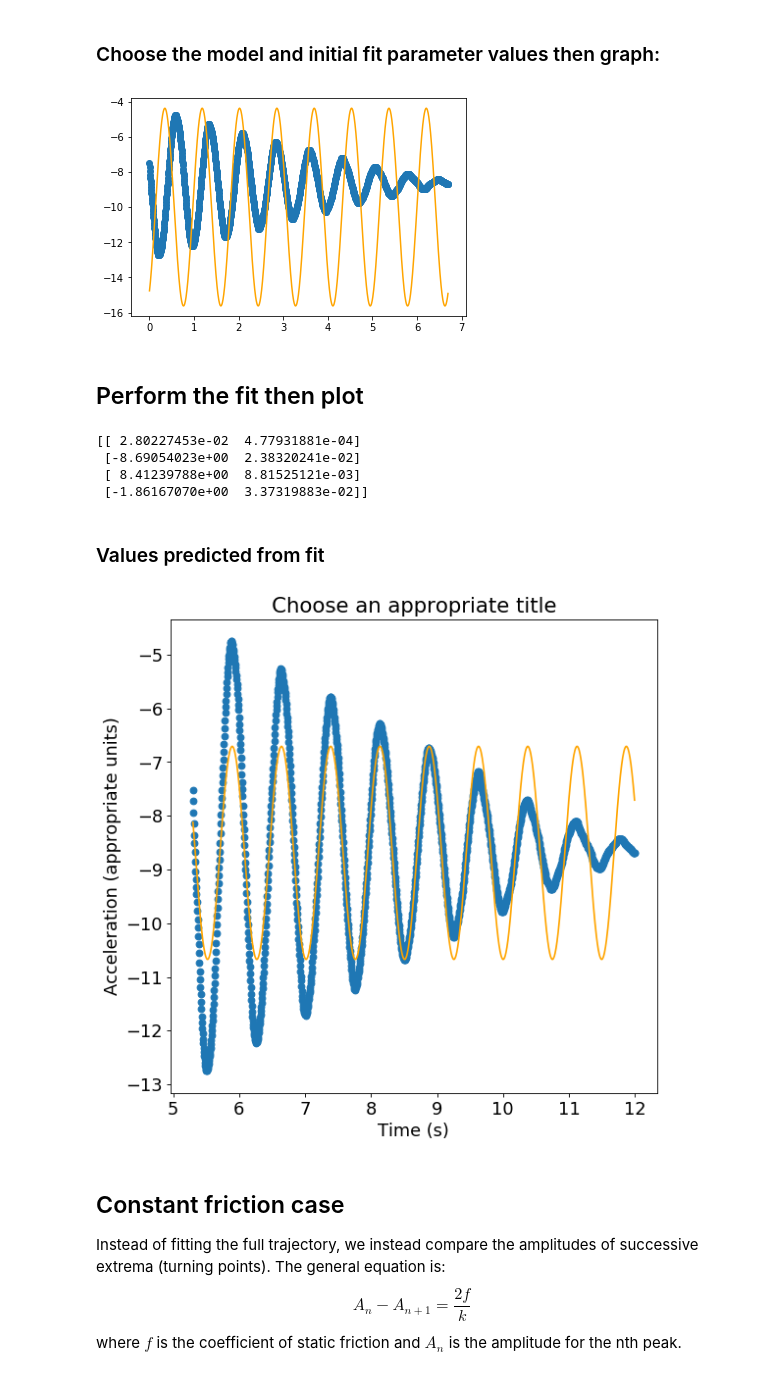
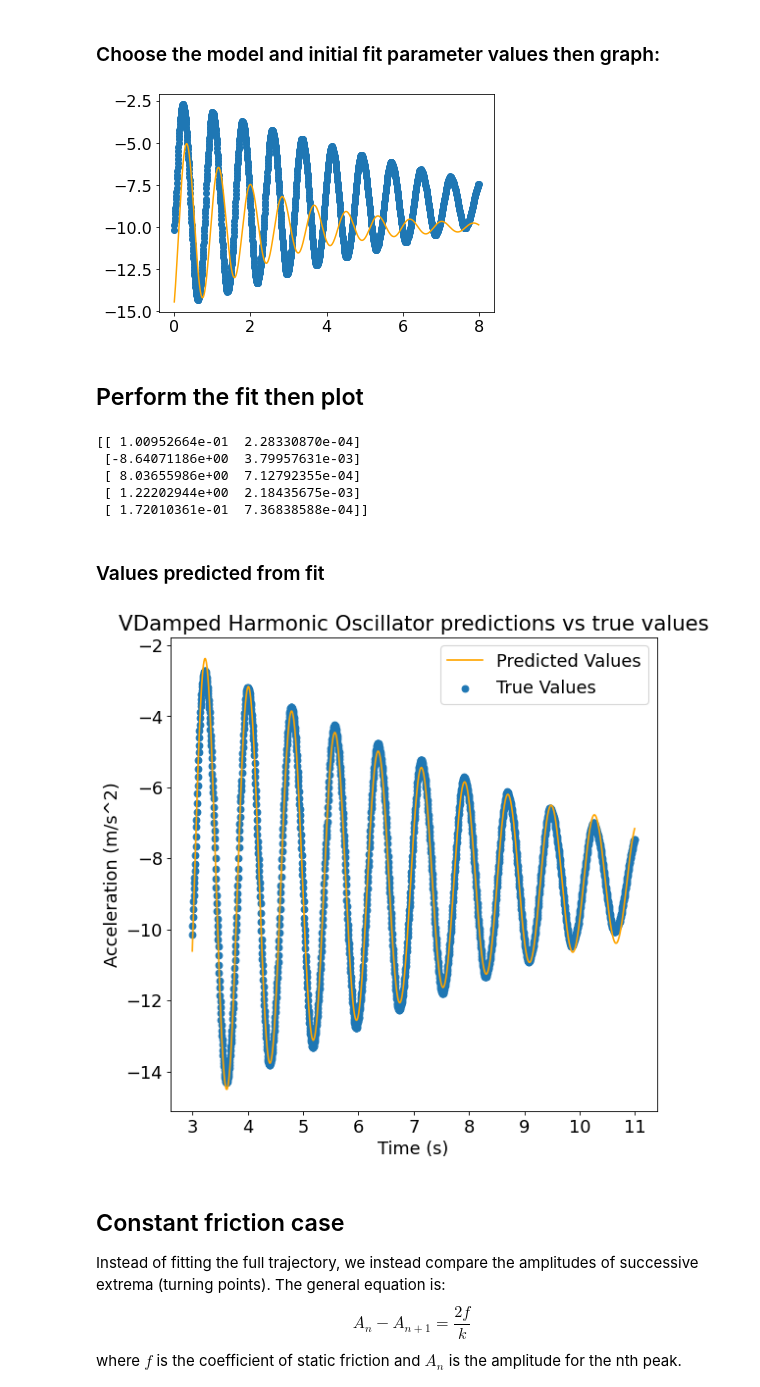
Before and after one commit to evilpegasus/physics5bl, a Jupyter notebook: hooks_law/!Harmonic and damped oscillator 092921- interpolation and fit .ipynb, the cells around one changed output. Cells and saved outputs as stored; diff of their text form; code cells hidden in the pictures.

```diff
--- a/hooks_law/!Harmonic and damped oscillator 092921- interpolation and fit .ipynb
+++ b/hooks_law/!Harmonic and damped oscillator 092921- interpolation and fit .ipynb
@@ -42,6 +49,6 @@ Time (s),Ay (m/sÂ²),Fáµ§ (N),ráµ§ (m),váµ§ (m/s),aáµ§ (m/sÂ²)
 # %%
 # Input the data into arrays. You might also want to look at the wheel output, to better choose the quietest sensor
-tx, aydata, Fdata= np.loadtxt("70deg.csv", delimiter=",", skiprows=1, usecols=(0,1,2), unpack=True)
+tx, aydata, Fdata= np.loadtxt("data\lab7 part 3.csv", delimiter=",", skiprows=1, usecols=(0,2,4), unpack=True)
 # %%
 # Two subplots, the x-axis array is shared
 # Choose the sensor for fitting based on quietest data
@@ -70,12 +77,18 @@ yinterp = interp1d(tx, aydata, kind="linear")
 # Set the start time and stop time to select a good region of your data. Don't use the first peak to allow for IOLab sensor settling.
 # Use the interpolating function to estimate values at the desired time points
 
-start_time = 5.3
-stop_time = 12
+plt.figure(figsize=(8,6))
+plt.title("Linear Interpolation")
+plt.xlabel("Time (s)")
+plt.ylabel("Acceleration y (m/s^2)")
+
+start_time = 3
+stop_time = 11
 step_size = 0.005
 tvals = np.arange(start_time, stop_time, step_size)
 yvals = yinterp(tvals)
 
 plt.plot(tvals, yvals)
+
 plt.show()
 # %% [output]
@@ -121,7 +134,7 @@ def vdamped_y(t, A, B, w, phi, beta):    # inputs: t:time, A:amplitude, B:offset
 
 # Choose the model you wish to fit to: simple_y, simple_a, vdamped_y, vdamped_a
 # In this example, we chose simple_a
-oscillator_model=simple_a
+oscillator_model=vdamped_a
 
 
 # Initial guess values of fit parameters determined here:
@@ -131,25 +144,29 @@ oscillator_model=simple_a
 Ainit, Binit, winit, phiinit, betainit=[0.1, -10, 7.5, 0.56, 0.4]
 
 # Graph
-plt.plot(tvals-start_time, oscillator_model(tvals-start_time, Ainit, Binit, winit, phiinit), color='orange')
+# plt.plot(tvals-start_time, oscillator_model(tvals-start_time, Ainit, Binit, winit, phiinit), color='orange')
+plt.plot(tvals-start_time, oscillator_model(tvals-start_time, Ainit, Binit, winit, phiinit, betainit), color='orange')
 plt.scatter(tvals-start_time, yvals)
 plt.show()
 
 # If using damped harmonic oscillator, code becomes:
     # plt.plot(tvals-start_time, oscillator_model(tvals-start_time, Ainit, Binit, winit, phiinit, betainit), color='orange')
 # %% [output]
-[figure, old version]
+[figure, new version]
 # %% [markdown]
 ## Perform the fit then plot
 # %%
 # Perform the fit
-start_pars=[Ainit, Binit, winit, phiinit]
+# start_pars=[Ainit, Binit, winit, phiinit]
+start_pars=[Ainit, Binit, winit, phiinit, betainit]
     #If using damped harmonic oscillator code becomes: start_pars=[Ainit, Binit, winit, phiinit, betainit]
 
+# pars, cov = opt.curve_fit(oscillator_model, tvals-start_time, yvals, p0=start_pars)
 pars, cov = opt.curve_fit(oscillator_model, tvals-start_time, yvals, p0=start_pars)
     #If using damped harmonic oscillator code becomes: pars, cov = opt.curve_fit(oscillator_model, tvals-start_time, yvals, p0=start_pars)
 
-[A, B, w, phi] = pars
+# [A, B, w, phi] = pars
+[A, B, w, phi, beta] = pars
     # If using damped harmonic oscillator code becomes: [A, B, w, phi, beta] = pars
 
 # Error in fitting parameters
@@ -157,37 +174,40 @@ std_errs = np.sqrt(np.diag(cov))
 
 print(np.transpose([pars, std_errs]))
 # %% [output]
-[[ 2.80227453e-02  4.77931881e-04]
- [-8.69054023e+00  2.38320241e-02]
- [ 8.41239788e+00  8.81525121e-03]
- [-1.86167070e+00  3.37319883e-02]]
+[[ 1.00952664e-01  2.28330870e-04]
+ [-8.64071186e+00  3.79957631e-03]
+ [ 8.03655986e+00  7.12792355e-04]
+ [ 1.22202944e+00  2.18435675e-03]
+ [ 1.72010361e-01  7.36838588e-04]]
 # %% [markdown]
 ### Values predicted from fit
 # %%
 # Choose simple harmonic oscillator model simple_a for this example:
-ypred = oscillator_model(tvals-start_time, A, B, w, phi)
+# ypred = oscillator_model(tvals-start_time, A, B, w, phi)
+ypred = oscillator_model(tvals-start_time, A, B, w, phi, beta)
 
 # For damped harmonic fit, use vdamped_a or vdamped_y for oscillator model:
     #ypred = oscillator_model(tvals-start_time, A, B, w, phi, beta)
 # %%
 # Best-fit plots
 
 # Sets figure size etc.
 fig1=plt.figure(figsize=(8, 8), dpi= 80, facecolor='w', edgecolor='k')
 plt.rcParams.update({'font.size': '16'})
 
 # Data and fit
-plt.scatter(tvals, yvals)
-plt.plot(tvals, ypred, color='orange')
+plt.scatter(tvals, yvals, label="True Values")
+plt.plot(tvals, ypred, color='orange', label="Predicted Values")
 
 
 # Axes label and title
-plt.title("Choose an appropriate title")
+plt.legend()
+plt.title("VDamped Harmonic Oscillator predictions vs true values")
 plt.xlabel("Time (s)")
-plt.ylabel("Acceleration (appropriate units)")
+plt.ylabel("Acceleration (m/s^2)")
 plt.show()
 # %% [output]
-[figure, old version]
+[figure, new version]
 # %% [markdown]
 ## Constant friction case
 
```
Also changed, not shown: parts of 7 cells of this notebook.
